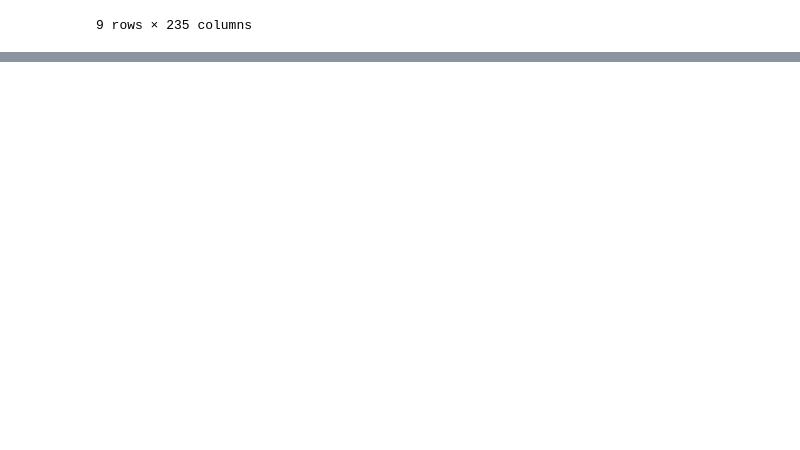
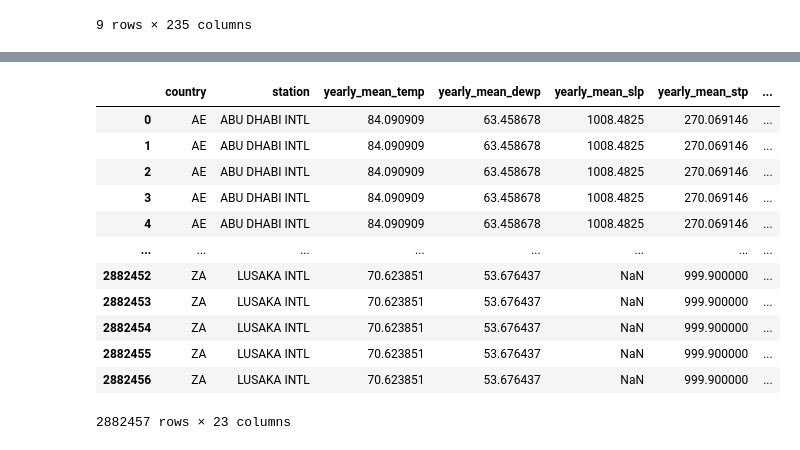
Before and after one commit to Matio004/PodstawyPrzetwarzaniaDuzychZbiorowDanych, a Jupyter notebook: zad2.ipynb, the cells around one changed output, grey strips where cells are left out. Saved outputs shown, nothing was run; the diff lists cells and outputs as text; code cells hidden in the pictures; blank space fills up the shorter version.

```diff
--- a/zad2.ipynb
+++ b/zad2.ipynb
@@ -355,0 +344,29 @@ daily_weather[daily_weather['date'].dt.month == 4].groupby('country')[['temp', '
+# %%
+from sklearn.preprocessing import  MinMaxScaler
+
+faostat = pd.read_csv('data/weather_faostat_annual.csv')
+to_norm = ['yearly_mean_temp', 'yearly_sum_prcp', 'yearly_mean_wdsp', 'value', 'yearly_mean_dewp', 'yearly_mean_stp', 'yearly_sum_sndp']
+
+scaler = MinMaxScaler()
+
+df_normalized = pd.DataFrame(
+    scaler.fit_transform(faostat[to_norm]),
+    columns=to_norm
+)
+
+faostat_joined = faostat.join(df_normalized, rsuffix='_norm')
+faostat_joined
+# %% [output]
+|  | country | station | yearly_mean_temp | yearly_mean_dewp | yearly_mean_slp | yearly_mean_stp | ... |
+| 0 | AE | ABU DHABI INTL | 84.090909 | 63.458678 | 1008.4825 | 270.069146 | ... |
+| 1 | AE | ABU DHABI INTL | 84.090909 | 63.458678 | 1008.4825 | 270.069146 | ... |
+| 2 | AE | ABU DHABI INTL | 84.090909 | 63.458678 | 1008.4825 | 270.069146 | ... |
+| 3 | AE | ABU DHABI INTL | 84.090909 | 63.458678 | 1008.4825 | 270.069146 | ... |
+| 4 | AE | ABU DHABI INTL | 84.090909 | 63.458678 | 1008.4825 | 270.069146 | ... |
+| ... | ... | ... | ... | ... | ... | ... | ... |
+| 2882452 | ZA | LUSAKA INTL | 70.623851 | 53.676437 | NaN | 999.900000 | ... |
+| 2882453 | ZA | LUSAKA INTL | 70.623851 | 53.676437 | NaN | 999.900000 | ... |
+| 2882454 | ZA | LUSAKA INTL | 70.623851 | 53.676437 | NaN | 999.900000 | ... |
+| 2882455 | ZA | LUSAKA INTL | 70.623851 | 53.676437 | NaN | 999.900000 | ... |
+| 2882456 | ZA | LUSAKA INTL | 70.623851 | 53.676437 | NaN | 999.900000 | ... |
+2882457 rows × 23 columns
```
Also changed, not shown: parts of 6 cells of this notebook, 2 other files.
